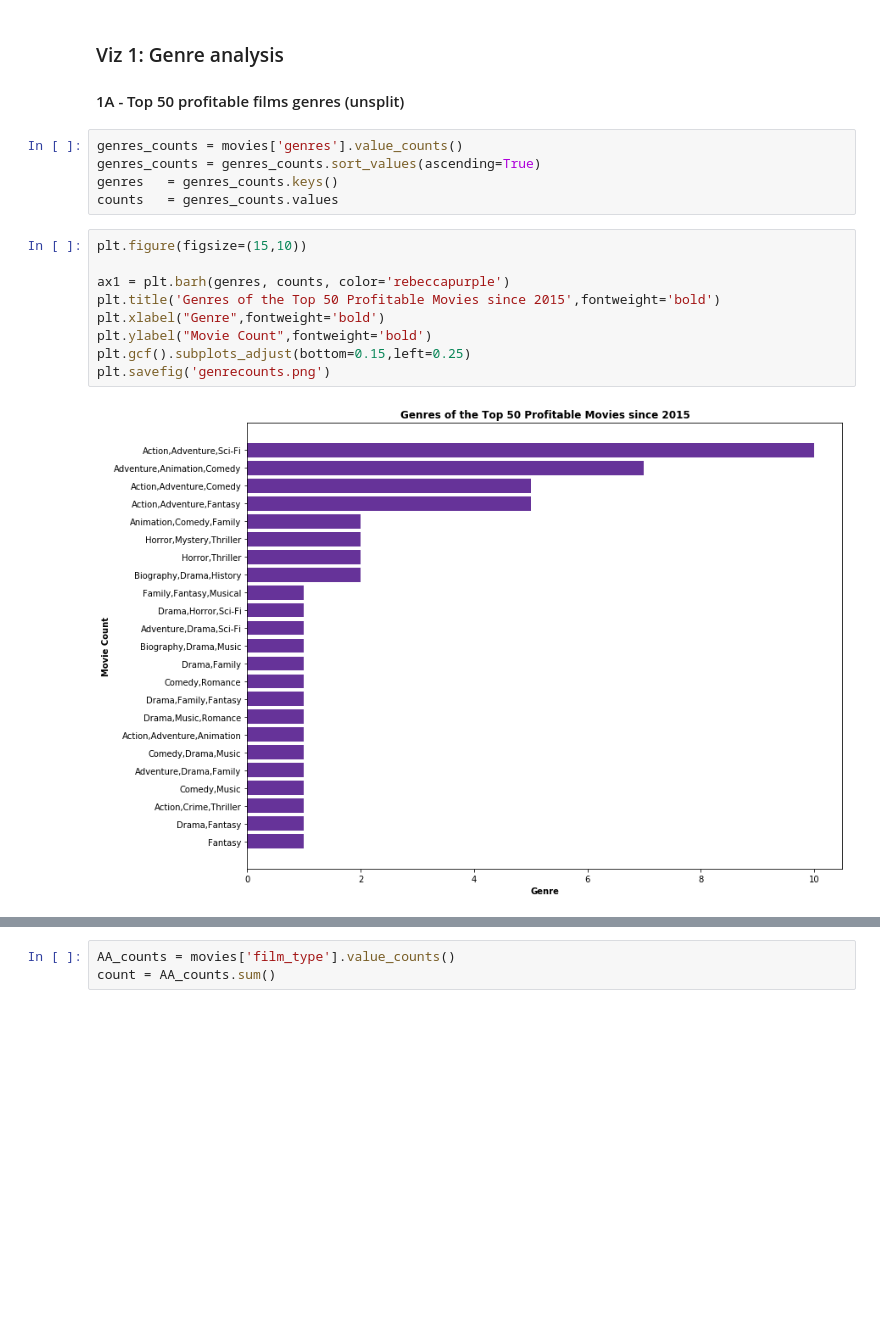
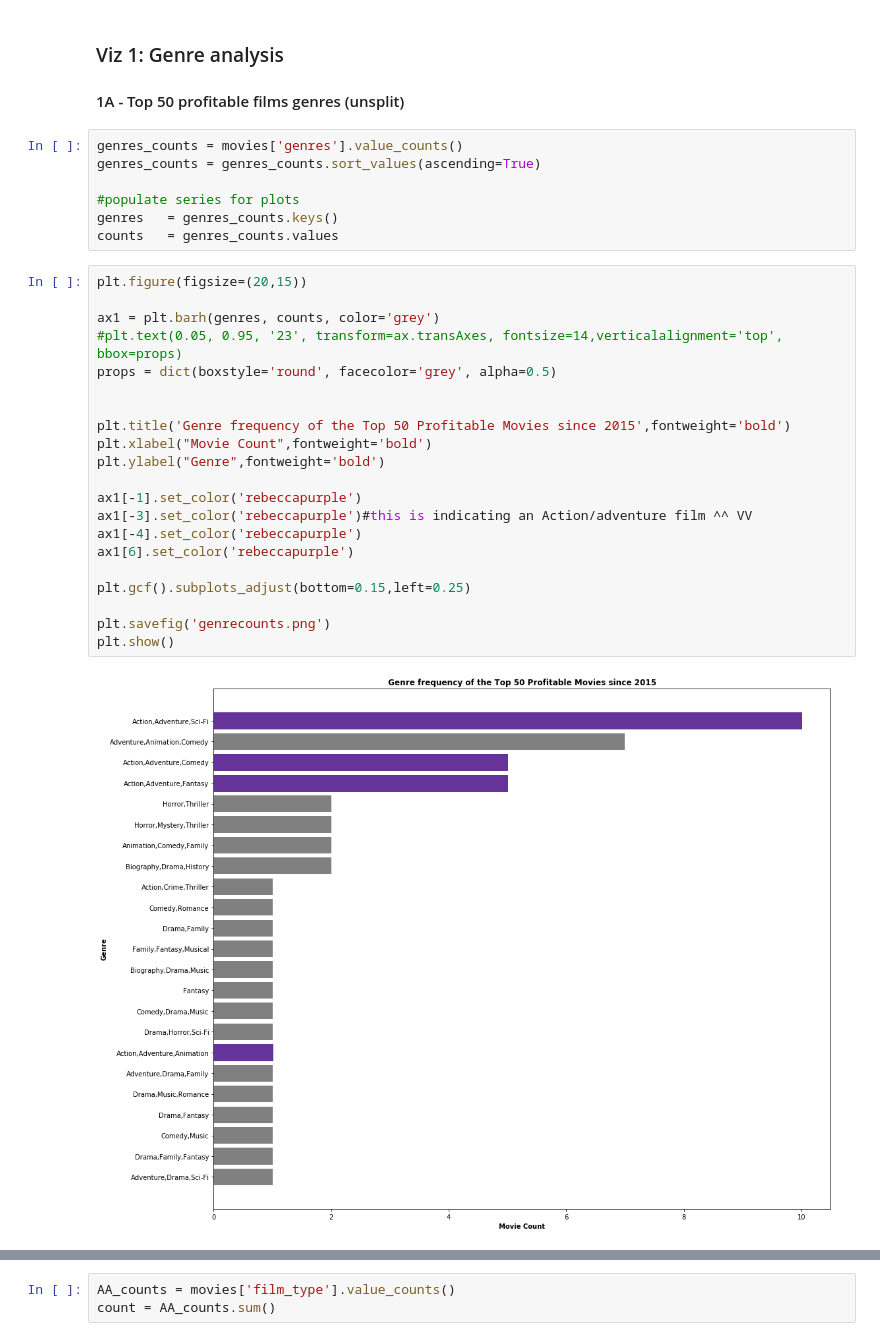
Before and after one commit to a-woodbury/DCDS-MOD1---MS-Movies, a Jupyter notebook: notebooks/mod1_jbaw_analysis&viz_aw.ipynb, the cells around one changed output, grey strips where cells are left out. Drawn from its saved outputs; the diff is of its cells as text; blank space fills up the shorter version.

```diff
--- a/notebooks/mod1_jbaw_analysis&viz_aw.ipynb
+++ b/notebooks/mod1_jbaw_analysis&viz_aw.ipynb
@@ -42,17 +42,31 @@ movies.head(50)
 # %%
 genres_counts = movies['genres'].value_counts()
 genres_counts = genres_counts.sort_values(ascending=True)
+
+#populate series for plots
 genres   = genres_counts.keys()
 counts   = genres_counts.values
 # %%
-plt.figure(figsize=(15,10))
+plt.figure(figsize=(20,15))
 
-ax1 = plt.barh(genres, counts, color='rebeccapurple')
-plt.title('Genres of the Top 50 Profitable Movies since 2015',fontweight='bold')
-plt.xlabel("Genre",fontweight='bold')
-plt.ylabel("Movie Count",fontweight='bold')
+ax1 = plt.barh(genres, counts, color='grey')
+#plt.text(0.05, 0.95, '23', transform=ax.transAxes, fontsize=14,verticalalignment='top', bbox=props)
+props = dict(boxstyle='round', facecolor='grey', alpha=0.5)
+
+
+plt.title('Genre frequency of the Top 50 Profitable Movies since 2015',fontweight='bold')
+plt.xlabel("Movie Count",fontweight='bold')
+plt.ylabel("Genre",fontweight='bold')
+
+ax1[-1].set_color('rebeccapurple')
+ax1[-3].set_color('rebeccapurple')#this is indicating an Action/adventure film ^^ VV
+ax1[-4].set_color('rebeccapurple')
+ax1[6].set_color('rebeccapurple')
+
 plt.gcf().subplots_adjust(bottom=0.15,left=0.25)
+
 plt.savefig('genrecounts.png')
+plt.show()
 # %% [output]
-[figure, old version]
+[figure, new version]
 # %% [markdown]
```
Also changed, not shown: parts of 14 cells of this notebook, 7 other files.
